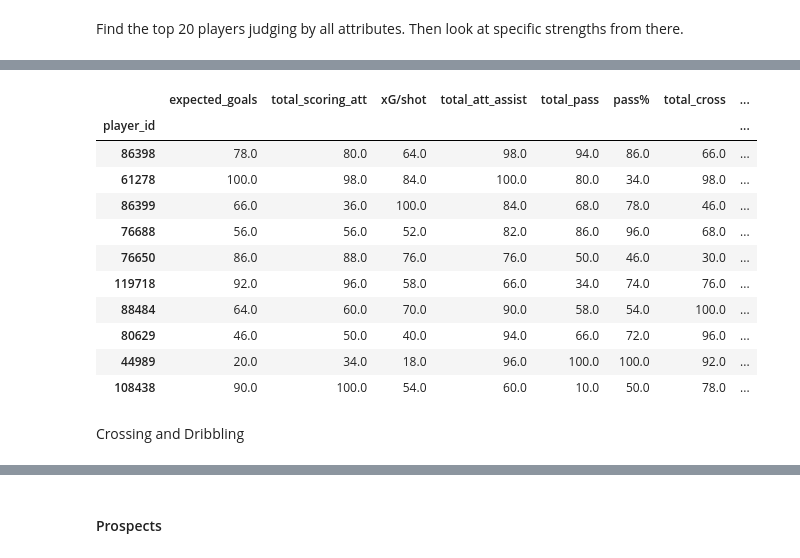
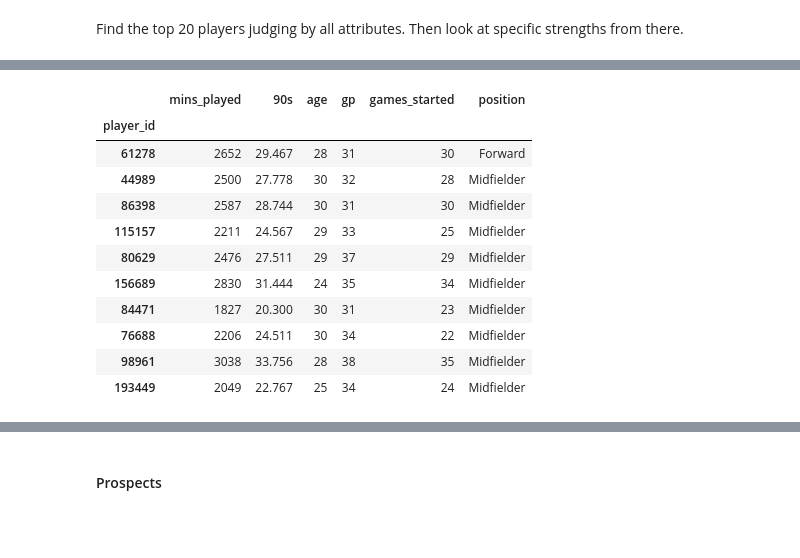
Before and after one commit to JPManuel/data_analyst_task, a Jupyter notebook: player_shortlists.ipynb, the cells around one changed output, grey strips where cells are left out. Cells and saved outputs as stored; diff of their text form; code cells hidden in the pictures; blank space fills up the shorter version.

```diff
--- a/player_shortlists.ipynb
+++ b/player_shortlists.ipynb
@@ -89,0 +92,15 @@ df_players.head()
+# %%
+fig, axs = plt.subplots(nrows=2,ncols=2,figsize=(16,10))
+
+bins = np.arange(age_vals.min(),age_vals.max()+1,1)
+
+for i,pos in enumerate(['All','Defender','Midfielder','Forward']):
+    if pos == 'All':
+        age_vals = df_players['age'].to_numpy()
+    else:
+        age_vals = df_players[df_players['position'] == pos]['age'].to_numpy()
+    axs[i//2,i%2].hist(age_vals,bins=bins,align='left',label=pos)
+    axs[i//2,i%2].set_title(pos)
+    axs[i//2,i%2].set_xticks(bins)
+
+plt.show()
@@ -89,0 +250,6 @@ df_players.head()
+# %%
+x = np.linspace(10,90,900)
+plt.plot(x,(10*2) / (1+np.exp(-0.1*(x-50))))
+plt.show()
+plt.plot(x,10*(50/x))
+plt.show()
@@ -108,7 +277,7 @@ def calculate_age(birth_date):
 def get_df_pos(df,attr,nineties=10,age_range=None,exclude_pos=['Goalkeeper']):
     """ Function to get two dataframes of players with the per 90 and per 90 percentiles of the specified relevent
     attributes. """
-    all_attr = [i for i in df.columns if i not in ['player_id', 'player_birth_date', 'game_id', 'position','team_id', 'mins_played', 'game_started']]
+    all_attr = [i for i in df.columns if i not in ['player_id', 'player_birth_date', 'game_id', 'position','team_id', 'mins_played','game_started','passes','poss']]
 
     # Create a player dataframe with personal stats
     df_players = pd.DataFrame(df.groupby('player_id')['mins_played'].sum())
@@ -129,6 +298,9 @@ def get_df_pos(df,attr,nineties=10,age_range=None,exclude_pos=['Goalkeeper']):
     df_total['pass%'] = df_total['accurate_pass'] / df_total['total_pass']
     df_total['cross%'] = df_total['accurate_cross'] / df_total['total_cross']
     df_total['contest%'] = df_total['won_contest'] / df_total['total_contest']
+    df_total['tackle%'] = df_total['won_tackle'] / df_total['total_tackle']
+    df_total['aerial%'] = df_total['aerial_won'] / (df_total['aerial_won'] + df_total['aerial_lost'])
+    df_total['long_ball%'] = df_total['total_long_balls'] / df_total['total_pass']
     df_total.fillna(0,inplace=True)
     # Player stat p90 values
     df_total_p90 = pd.concat([df_players,df_total.groupby('player_id')[all_attr].sum().div(df_players['90s'], axis=0).fillna(0)], axis=1)
@@ -136,6 +308,9 @@ def get_df_pos(df,attr,nineties=10,age_range=None,exclude_pos=['Goalkeeper']):
     df_total_p90['pass%'] = df_total['pass%']
     df_total_p90['cross%'] = df_total['cross%']
     df_total_p90['contest%'] = df_total['contest%']
+    df_total_p90['tackle%'] = df_total['tackle%']
+    df_total_p90['aerial%'] = df_total['aerial%']
+    df_total_p90['long_ball%'] = df_total['long_ball%']
 
     # Create dataframe focusing on the specified important stats
     df_pos = df_total[['mins_played', '90s', 'age', 'gp', 'games_started', 'position']+attr]
@@ -154,9 +329,15 @@ def get_df_pos(df,attr,nineties=10,age_range=None,exclude_pos=['Goalkeeper']):
     df_pos_p90_per = df_pos_p90.copy()
     for a in attr:
         df_pos_p90_per[a] = df_pos_p90[a].apply(lambda x: stats.percentileofscore(df_pos_p90[a],x))
-    # Flip 'poss_lost_all' since lower is better
+    # Flip attributes where lower is better such that higher percentile again means better
     if 'poss_lost_all' in attr:
         df_pos_p90_per['poss_lost_all'] = 100 - df_pos_p90_per['poss_lost_all']
+    if 'fouls' in attr:
+        df_pos_p90_per['fouls'] = 100 - df_pos_p90_per['fouls']
+    if 'error_lead_to_goal' in attr:
+        df_pos_p90_per['error_lead_to_goal'] = 100 - df_pos_p90_per['error_lead_to_goal']
+    if 'error_lead_to_shot' in attr:
+        df_pos_p90_per['error_lead_to_shot'] = 100 - df_pos_p90_per['error_lead_to_shot']
 
     return df_pos_p90, df_pos_p90_per
 # %%
@@ -455,6 +644,9 @@ To start, let's define the key attributes a winger should have.
 # %%
 wing_attr_key = ['expected_goals','total_scoring_att','xG/shot','total_att_assist','total_pass','pass%',
                   'total_cross','cross%','touches_in_opp_box','total_contest','contest%','poss_lost_all']
+# %%
+wing_attr_key = ['expected_goals','total_scoring_att','xG/shot','total_att_assist','total_through_ball',
+                 'pen_area_entries','total_cross','cross%','total_contest','contest%','touches_in_opp_box','poss_lost_all']
 # %% [markdown]
 From these we can get some rough categories for *Shooting*, *Passing*, *Crossing* and *Dribbling*.
 # %%
@@ -598,17 +752,15 @@ Shooting and Passing
 # %%
-df_top_per.loc[df_top_per[wing_shot_attr+wing_pass_attr].sum(axis=1).sort_values(ascending=False).iloc[:10].index]
+df_players.loc[df_top_per[wing_cross_attr+wing_drib_attr].sum(axis=1).sort_values(ascending=False).iloc[:10].index]
 # %% [output]
-|  | expected_goals | total_scoring_att | xG/shot | total_att_assist | total_pass | pass% | total_cross | ... |
-| player_id |  |  |  |  |  |  |  | ... |
-| 86398 | 78.0 | 80.0 | 64.0 | 98.0 | 94.0 | 86.0 | 66.0 | ... |
-| 61278 | 100.0 | 98.0 | 84.0 | 100.0 | 80.0 | 34.0 | 98.0 | ... |
-| 86399 | 66.0 | 36.0 | 100.0 | 84.0 | 68.0 | 78.0 | 46.0 | ... |
-| 76688 | 56.0 | 56.0 | 52.0 | 82.0 | 86.0 | 96.0 | 68.0 | ... |
-| 76650 | 86.0 | 88.0 | 76.0 | 76.0 | 50.0 | 46.0 | 30.0 | ... |
-| 119718 | 92.0 | 96.0 | 58.0 | 66.0 | 34.0 | 74.0 | 76.0 | ... |
-| 88484 | 64.0 | 60.0 | 70.0 | 90.0 | 58.0 | 54.0 | 100.0 | ... |
-| 80629 | 46.0 | 50.0 | 40.0 | 94.0 | 66.0 | 72.0 | 96.0 | ... |
-| 44989 | 20.0 | 34.0 | 18.0 | 96.0 | 100.0 | 100.0 | 92.0 | ... |
-| 108438 | 90.0 | 100.0 | 54.0 | 60.0 | 10.0 | 50.0 | 78.0 | ... |
+|  | mins_played | 90s | age | gp | games_started | position |
+| player_id |  |  |  |  |  |  |
+| 61278 | 2652 | 29.467 | 28 | 31 | 30 | Forward |
+| 44989 | 2500 | 27.778 | 30 | 32 | 28 | Midfielder |
+| 86398 | 2587 | 28.744 | 30 | 31 | 30 | Midfielder |
+| 115157 | 2211 | 24.567 | 29 | 33 | 25 | Midfielder |
+| 80629 | 2476 | 27.511 | 29 | 37 | 29 | Midfielder |
+| 156689 | 2830 | 31.444 | 24 | 35 | 34 | Midfielder |
+| 84471 | 1827 | 20.300 | 30 | 31 | 23 | Midfielder |
+| 76688 | 2206 | 24.511 | 30 | 34 | 22 | Midfielder |
+| 98961 | 3038 | 33.756 | 28 | 38 | 35 | Midfielder |
+| 193449 | 2049 | 22.767 | 25 | 34 | 24 | Midfielder |
-# %% [markdown]
-Crossing and Dribbling
```
Also changed, not shown: parts of 111 cells of this notebook.
